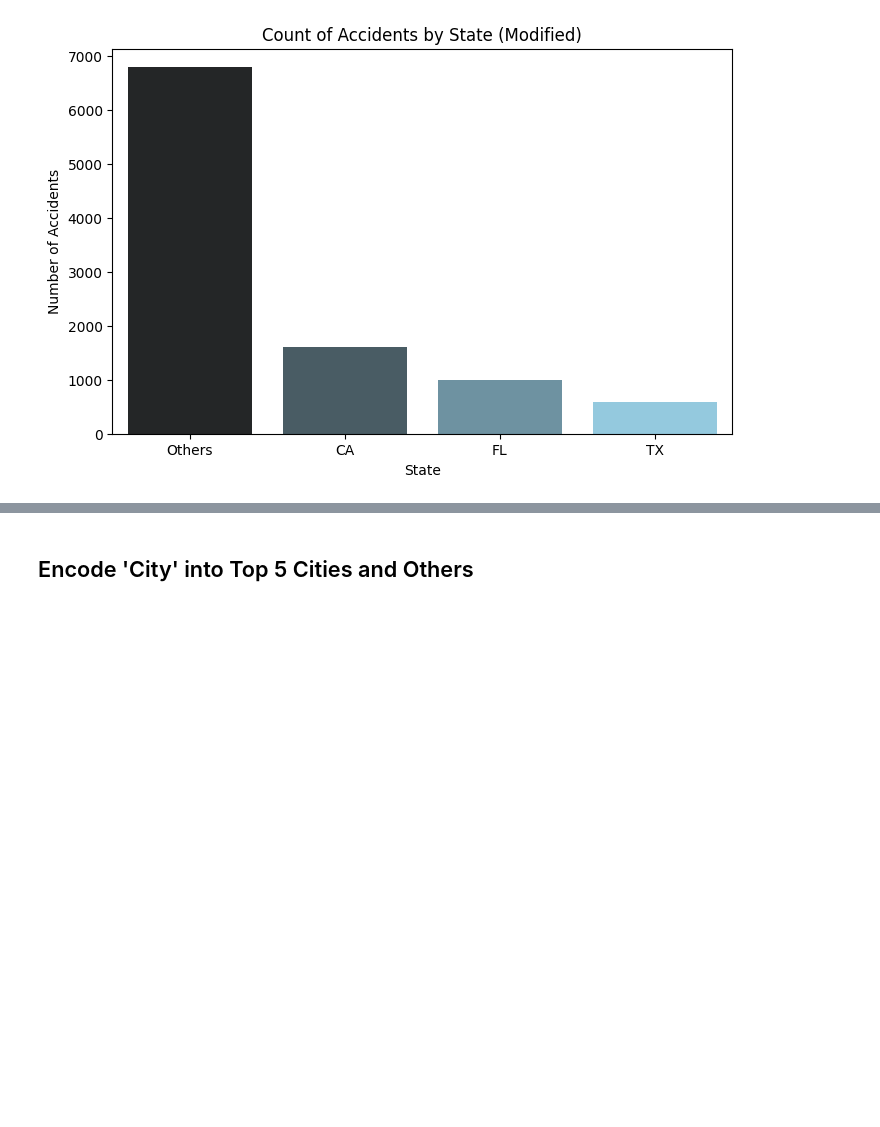
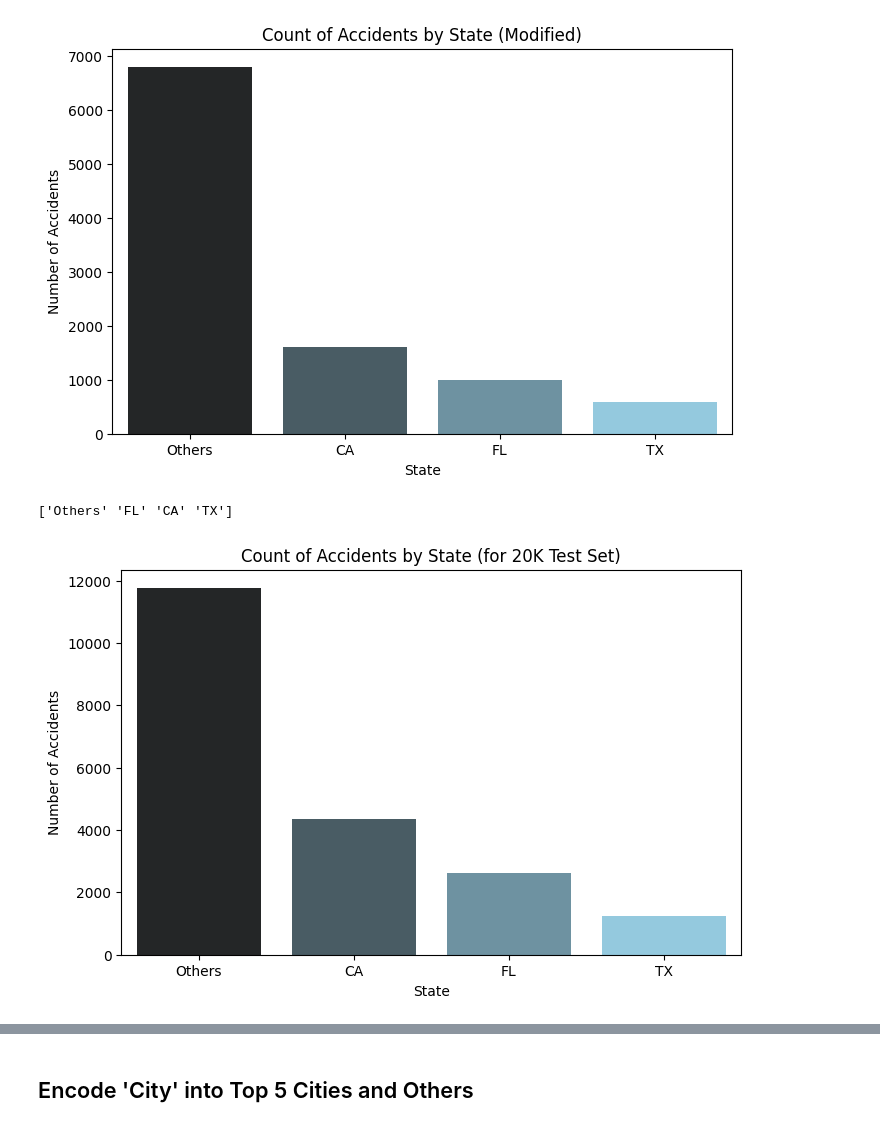
Before and after one commit to win-laeyee/traffic_accident_severity_prediction, a Jupyter notebook: notebooks/data_preprocessing/data_preprocessing_latest.ipynb, the cells around one changed output, grey strips where cells are left out. Drawn from its saved outputs; the diff is of its cells as text; code cells hidden in the pictures; blank space fills up the shorter version.

```diff
--- a/notebooks/data_preprocessing/data_preprocessing_latest.ipynb
+++ b/notebooks/data_preprocessing/data_preprocessing_latest.ipynb
@@ -316,0 +427,7 @@ print(sampled_data.shape)
+# %%
+test_20k_df['Region'] = test_20k_df['Zipcode'].str[0]
+test_20k_df['Region'] = test_20k_df['Region'].astype(int)
+# %%
+print(test_20k_df.shape)
+test_20k_df.drop(columns=['Zipcode'], inplace=True)
+print(test_20k_df.shape)
@@ -366,6 +500,23 @@ plt.title("Count of Accidents by State (Modified)")
 plt.show()
 # %% [output]
 [figure]
+# %%
+# Do the same for 20k Test Set
+test_20k_df['State'] = test_20k_df['State'].map(state_mapping)
+print(test_20k_df['State'].unique())
+# %% [output]
+['Others' 'FL' 'CA' 'TX']
+# %%
+state_counts = test_20k_df['State'].value_counts()
+plt.figure(figsize=(8, 5))
+ax = sns.barplot(x=state_counts.index, y=state_counts.values, hue=state_counts.index, palette='dark:skyblue')
+
+plt.xlabel("State")
+plt.ylabel("Number of Accidents")
+plt.title("Count of Accidents by State (for 20K Test Set)")
+plt.show()
+# %% [output]
+[figure, added]
 # %%
 # Perform One-Hot Encoding on the 'State' column
 state_dummies = pd.get_dummies(sampled_data['State'], prefix='State')
```
Also changed, not shown: parts of 57 cells of this notebook.
